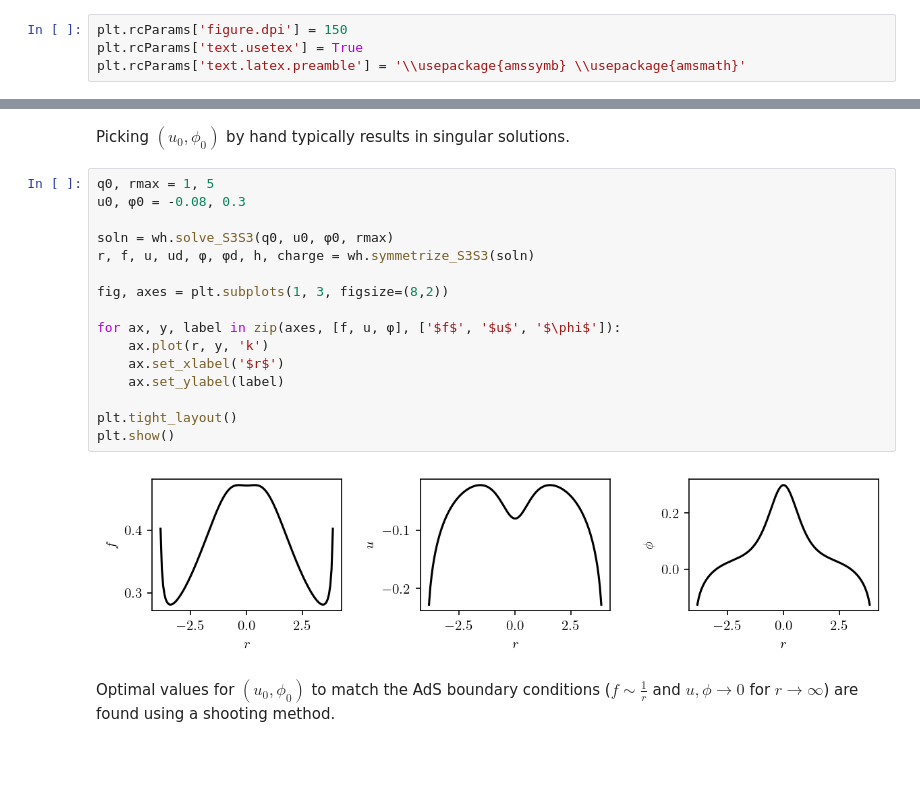
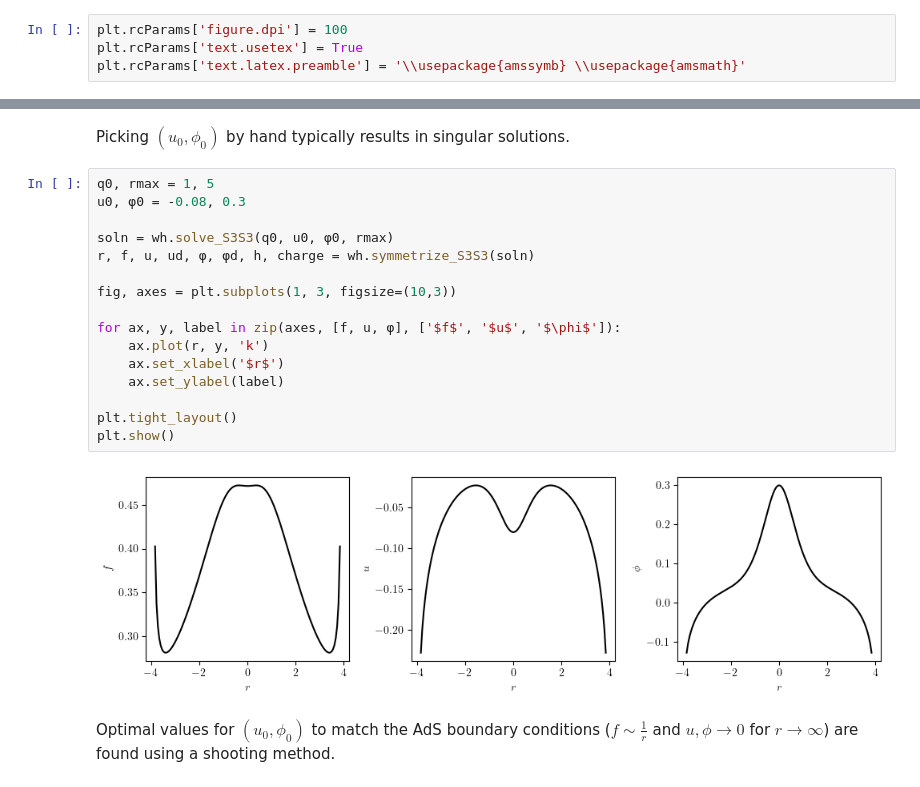
Before and after one commit to gloges/typeII-wormholes, a Jupyter notebook: wormholes.ipynb, the cells around one changed output, grey strips where cells are left out. Saved outputs shown, nothing was run; the diff lists cells and outputs as text; blank space fills up the shorter version.

```diff
--- a/wormholes.ipynb
+++ b/wormholes.ipynb
@@ -16,7 +16,7 @@ warnings.filterwarnings('ignore')
 %load_ext autoreload
 %autoreload 2
 # %%
-plt.rcParams['figure.dpi'] = 150
+plt.rcParams['figure.dpi'] = 100
 plt.rcParams['text.usetex'] = True
 plt.rcParams['text.latex.preamble'] = '\\usepackage{amssymb} \\usepackage{amsmath}'
 # %% [markdown]
@@ -43,21 +43,21 @@ Picking $(u_0,\phi_0)$ by hand typically results in singular solutions.
 # %%
 q0, rmax = 1, 5
 u0, φ0 = -0.08, 0.3
 
 soln = wh.solve_S3S3(q0, u0, φ0, rmax)
 r, f, u, ud, φ, φd, h, charge = wh.symmetrize_S3S3(soln)
 
-fig, axes = plt.subplots(1, 3, figsize=(8,2))
+fig, axes = plt.subplots(1, 3, figsize=(10,3))
 
 for ax, y, label in zip(axes, [f, u, φ], ['$f$', '$u$', '$\phi$']):
     ax.plot(r, y, 'k')
     ax.set_xlabel('$r$')
     ax.set_ylabel(label)
 
 plt.tight_layout()
 plt.show()
 # %% [output]
-[figure, old version]
+[figure, new version]
 # %% [markdown]
 Optimal values for $(u_0,\phi_0)$ to match the AdS boundary conditions ($f\sim\frac{1}{r}$ and $u,\phi\to0$ for $r\to\infty$) are found using a shooting method.
 # %%
```
Also changed, not shown: parts of 11 cells of this notebook, 2 other files.
